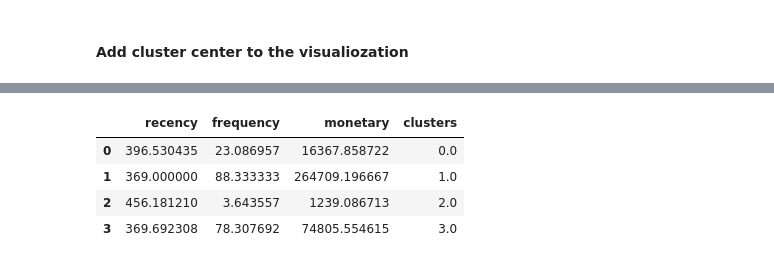
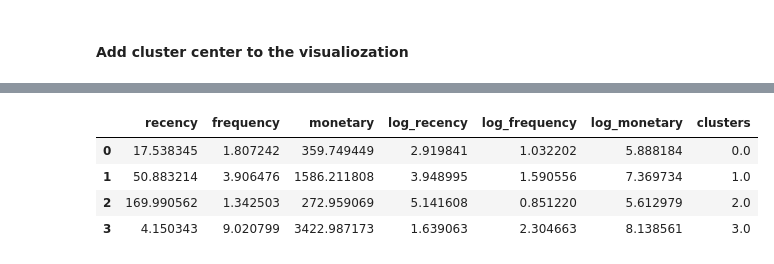
Before and after one commit to satyam-gaikwad/machine-learning, a Jupyter notebook: customer_segmentation_rfm_analysis.ipynb, the cells around one changed output, grey strips where cells are left out. Saved outputs shown, nothing was run; the diff lists cells and outputs as text; code cells hidden in the pictures.

```diff
--- a/customer_segmentation_rfm_analysis.ipynb
+++ b/customer_segmentation_rfm_analysis.ipynb
@@ -143,6 +126,7 @@ monetary_df.head()
 #### Concatenate Recency,Frequency and Monetary
 # %%
 rfm = pd.concat([recency_df, freq_df, monetary_df],  axis=1)
+rfm = rfm[~rfm['Recency']<0]
 rfm.head()
 # %% [output]
 |  | Recency | Frequency | Monetary |
@@ -188,8 +281,8 @@ At k=4, the descent stabilizes and continues linearly afterwards, forming an elb
 # %%
 # create clustering model with optimal k=4
 updated_kmeans_model = KMeans(n_clusters = 4,
-                              init='k-means++',
+                              init='random',
                               max_iter=500,
                               random_state=42)
-updated_kmeans_model.fit_predict(rfm.iloc[:,0:])
+updated_kmeans_model.fit_predict(rfm.iloc[:,3:])
 # %% [output]
@@ -206,5 +299,7 @@ array([[3.96530435e+02, 2.30869565e+01, 1.63678587e+04],
 # %%
 # create cluster centers and actual data arrays
 cluster_centers = updated_kmeans_model.cluster_centers_
-actual_data = (cluster_centers)
+actual_data = np.expm1(cluster_centers)
+add_points = np.append(actual_data, cluster_centers, axis=1)
+add_points
 # %% [output]
@@ -219,6 +314,6 @@ array([[3.96530435e+02, 2.30869565e+01, 1.63678587e+04, 3.96530435e+02,
 # %%
 # add labels to customers dataframe and add_points array
-add_points = np.append(actual_data, [[0], [1], [2], [3]], axis=1)
+add_points = np.append(add_points, [[0], [1], [2], [3]], axis=1)
 rfm["clusters"] = updated_kmeans_model.labels_
 # %%
 rfm['clusters'].value_counts()
@@ -230,11 +325,17 @@ rfm['clusters'].value_counts()
 Name: clusters, dtype: int64
 # %%
 # create centers dataframe from add_points
-centers_df = pd.DataFrame(data=add_points, columns=['recency','frequency','monetary','clusters'])
+centers_df = pd.DataFrame(data=add_points, columns=['recency',
+                                                    'frequency',
+                                                    'monetary',
+                                                    'log_recency',
+                                                    'log_frequency',
+                                                    'log_monetary',
+                                                    'clusters'])
 centers_df.head()
 # %% [output]
-|  | recency | frequency | monetary | clusters |
-| 0 | 396.530435 | 23.086957 | 16367.858722 | 0.0 |
-| 1 | 369.000000 | 88.333333 | 264709.196667 | 1.0 |
-| 2 | 456.181210 | 3.643557 | 1239.086713 | 2.0 |
-| 3 | 369.692308 | 78.307692 | 74805.554615 | 3.0 |
+|  | recency | frequency | monetary | log_recency | log_frequency | log_monetary | clusters |
+| 0 | 17.538345 | 1.807242 | 359.749449 | 2.919841 | 1.032202 | 5.888184 | 0.0 |
+| 1 | 50.883214 | 3.906476 | 1586.211808 | 3.948995 | 1.590556 | 7.369734 | 1.0 |
+| 2 | 169.990562 | 1.342503 | 272.959069 | 5.141608 | 0.851220 | 5.612979 | 2.0 |
+| 3 | 4.150343 | 9.020799 | 3422.987173 | 1.639063 | 2.304663 | 8.138561 | 3.0 |
```
Also changed, not shown: parts of 46 cells of this notebook.
